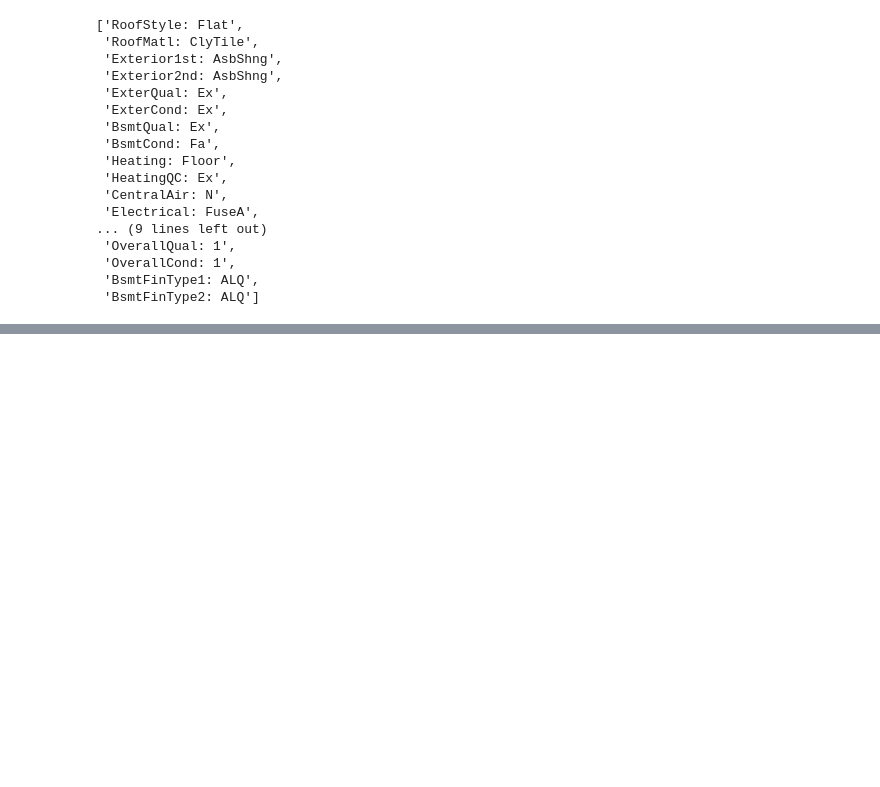
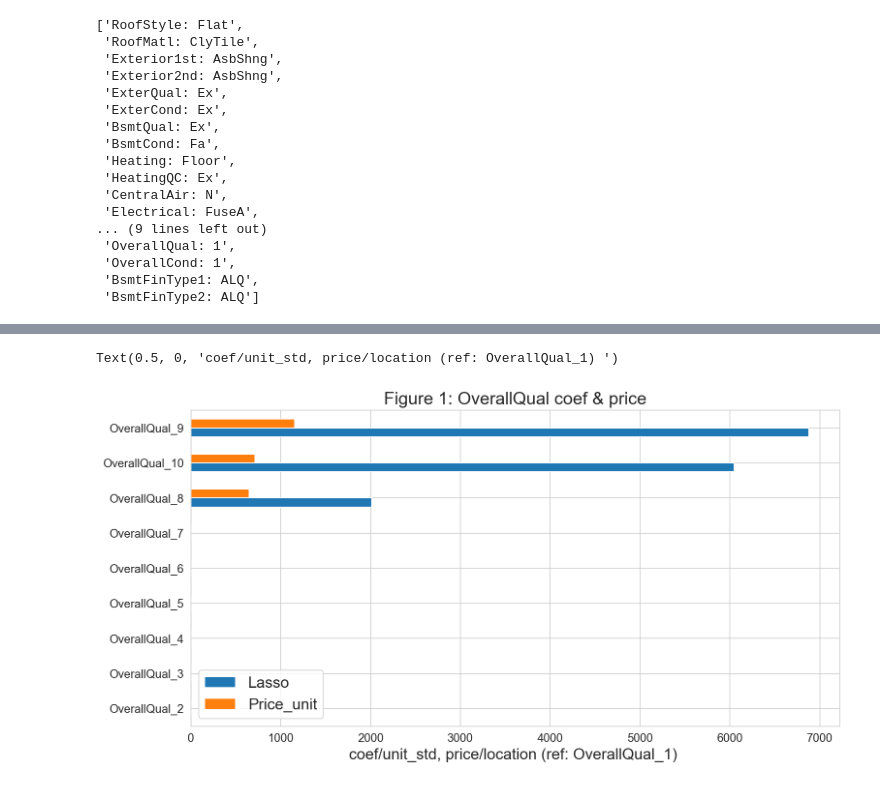
Before and after one commit to Miaowshroom/project3_a2, a Jupyter notebook: project-03-combined.ipynb, the cells around one changed output, grey strips where cells are left out. Cells and saved outputs as stored; diff of their text form; code cells hidden in the pictures; blank space fills up the shorter version.

```diff
--- a/project-03-combined.ipynb
+++ b/project-03-combined.ipynb
@@ -1737,0 +1749,12 @@ q2_model_coef.iloc[np.argsort(q2_model_coef.Lasso.abs())[::-1]].head(40)
+# %%
+# OverallQual
+neigh_col = [index for index in q2_model_coef.index if 'OverallQual' in index ]
+ax = q2_model_coef.loc[neigh_col,:].sort_values(by='Lasso').plot(kind='barh' )
+plt.gcf().set_size_inches(12,6)
+plt.title('Figure 1: OverallQual coef & price', fontsize=18)
+ax.tick_params(labelsize=12)
+plt.legend(prop={'size': 16})
+ax.set_xlabel('coef/unit_std, price/location (ref: OverallQual_1) ',size=16)
+# %% [output]
+Text(0.5, 0, 'coef/unit_std, price/location (ref: OverallQual_1) ')
+[figure, added]
```
Also changed, not shown: parts of 17 cells of this notebook.
